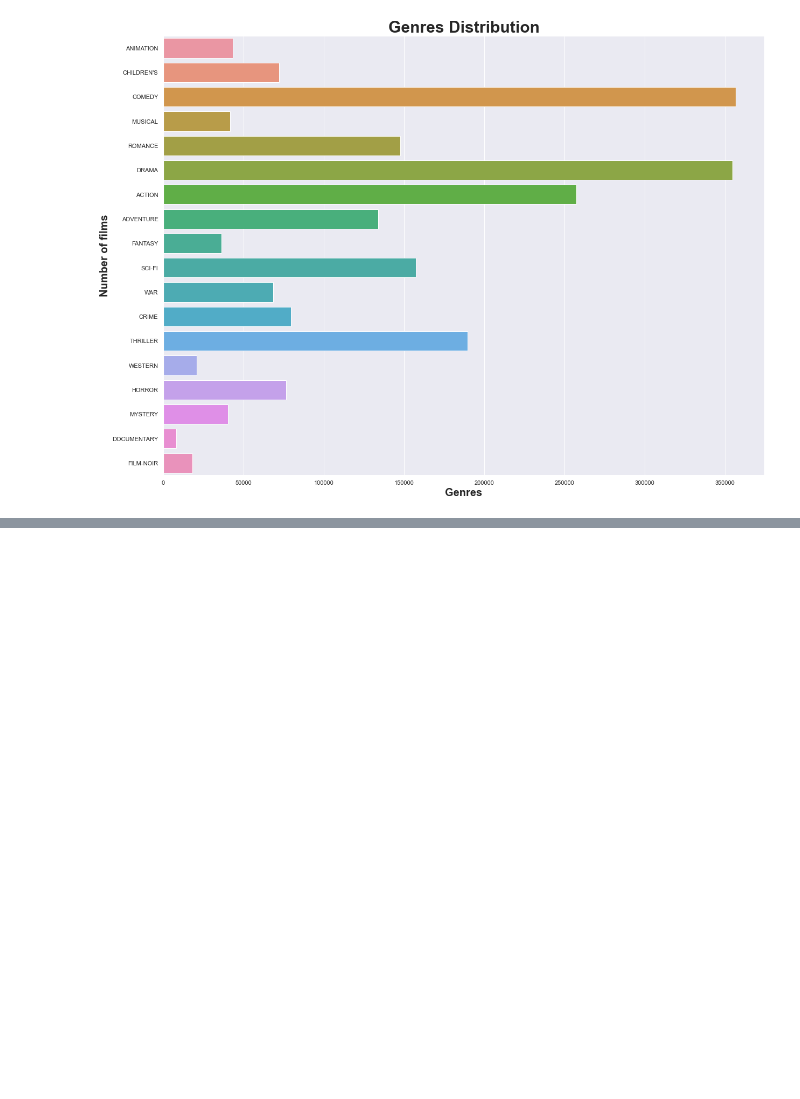
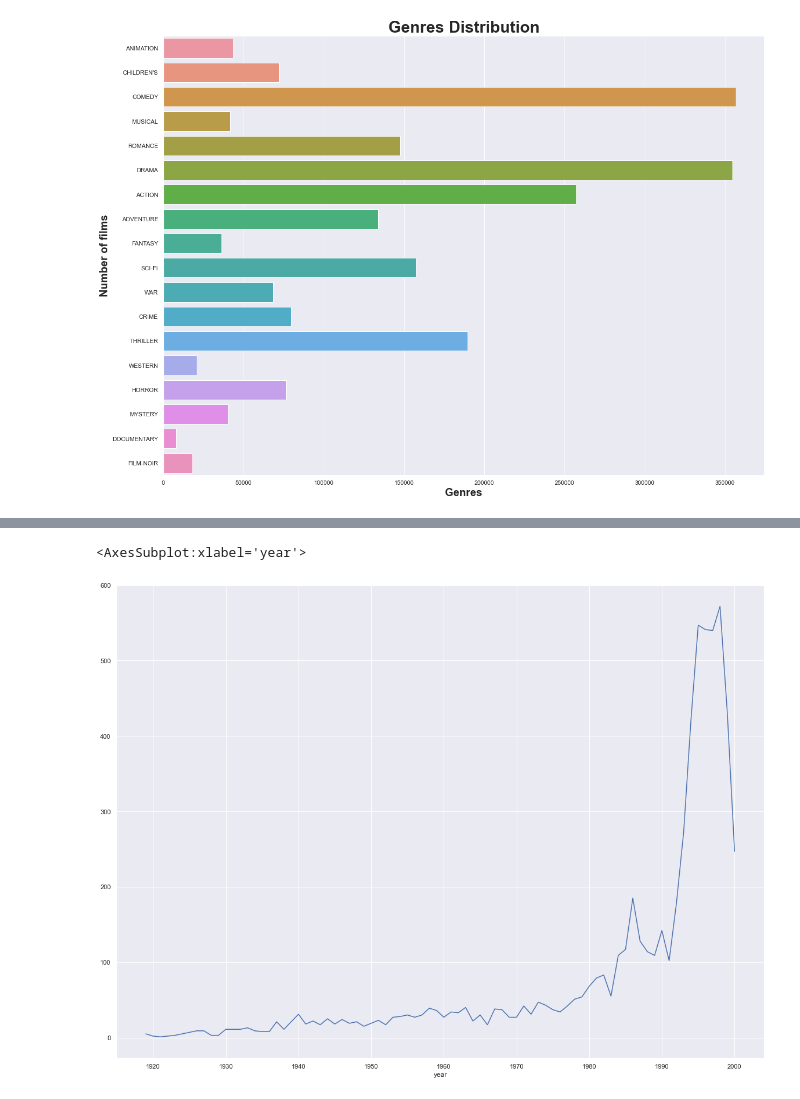
Before and after one commit to ChauHuynh1/DataScience, a Jupyter notebook: RecommenderSystem/MovieRecommenderSystem.ipynb, the cells around one changed output, grey strips where cells are left out. Drawn from its saved outputs; the diff is of its cells as text; code cells hidden in the pictures; blank space fills up the shorter version.

```diff
--- a/RecommenderSystem/MovieRecommenderSystem.ipynb
+++ b/RecommenderSystem/MovieRecommenderSystem.ipynb
@@ -679,0 +681,5 @@ KeyError: "None of [Index(['year'], dtype='object')] are in the [columns]"
+# %%
+movies.groupby('year').count()['movie_id'].plot()
+# %% [output]
+<AxesSubplot:xlabel='year'>
+[figure, added]
```
Also changed, not shown: parts of 5 cells of this notebook.
